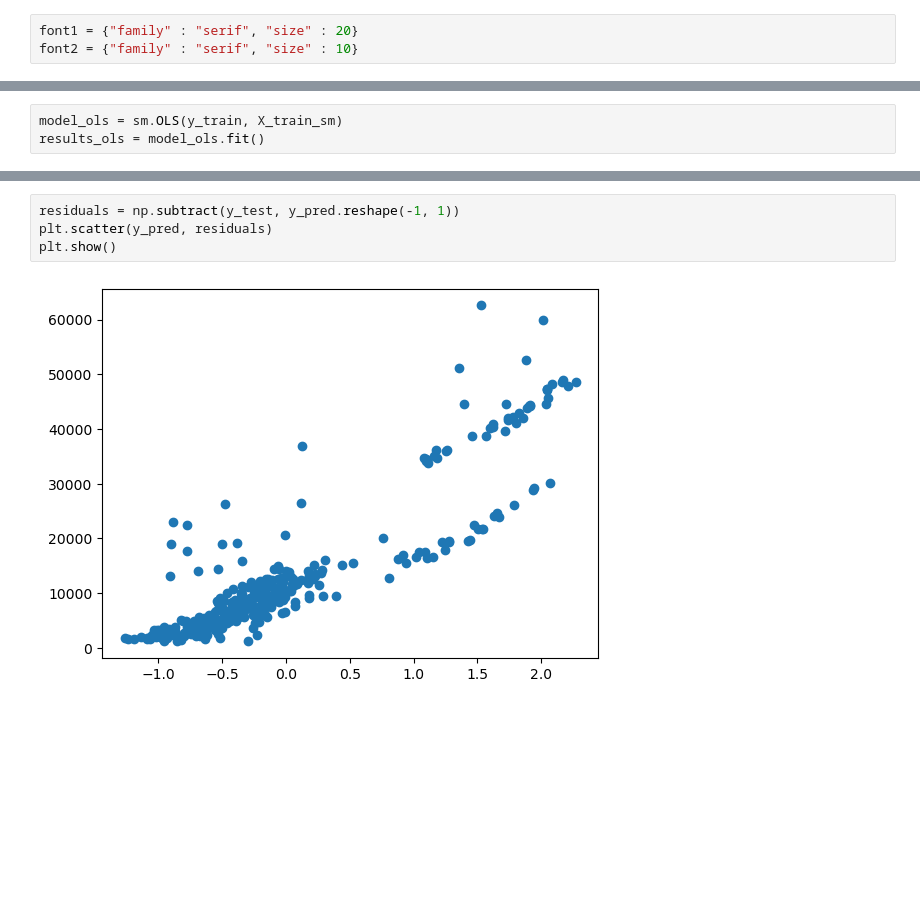
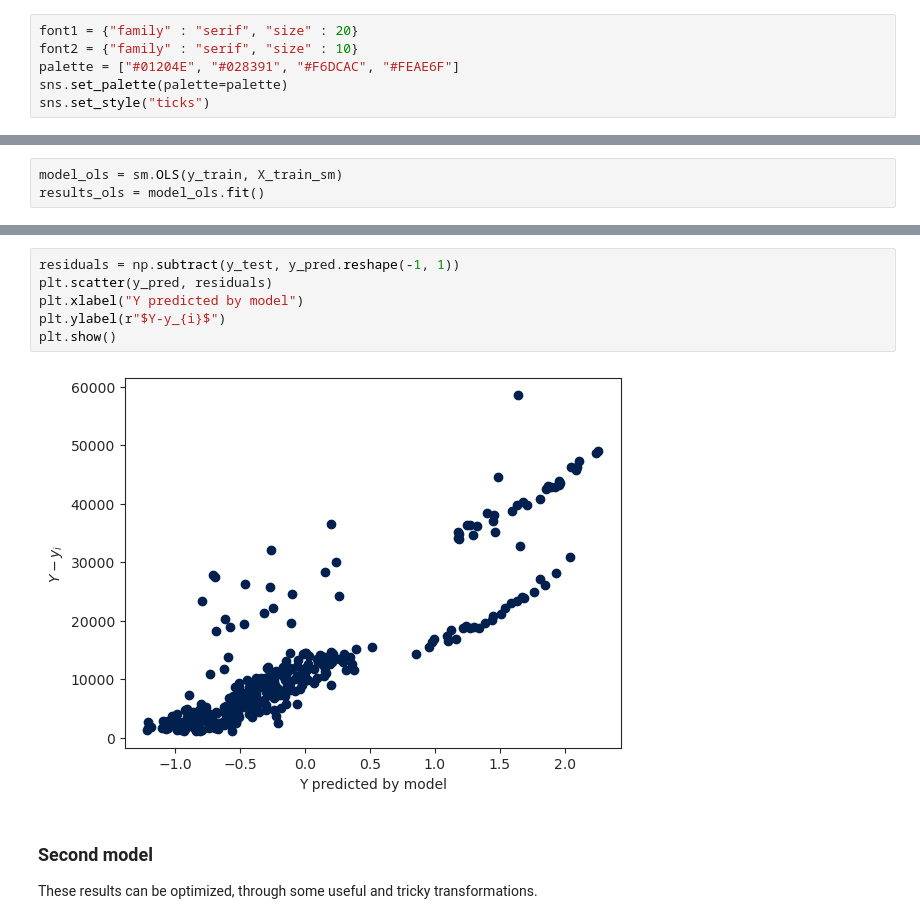
Before and after one commit to fenilenvinileno97/linear_regression, a Jupyter notebook: 3-practice.ipynb, the cells around one changed output, grey strips where cells are left out. Cells and saved outputs as stored; diff of their text form; blank space fills up the shorter version.

```diff
--- a/3-practice.ipynb
+++ b/3-practice.ipynb
@@ -103,6 +103,9 @@ Name: sex, dtype: int64
 # %%
 font1 = {"family" : "serif", "size" : 20}
 font2 = {"family" : "serif", "size" : 10}
+palette = ["#01204E", "#028391", "#F6DCAC", "#FEAE6F"]
+sns.set_palette(palette=palette)
+sns.set_style("ticks")
 # %%
 fig, axes = plt.subplots(nrows=2, ncols=2, figsize=(6,7), dpi=120, sharex=False, sharey=False)
 sns.boxplot(data=raw_df, y="age", hue="sex", showfliers=True, ax=axes.flat[0], color="#01204E")
@@ -255,6 +271,12 @@ Notes:
 # %%
 residuals = np.subtract(y_test, y_pred.reshape(-1, 1))
 plt.scatter(y_pred, residuals)
+plt.xlabel("Y predicted by model")
+plt.ylabel(r"$Y-y_{i}$")
 plt.show()
 # %% [output]
-[figure, old version]
+[figure, new version]
+# %% [markdown]
+### Second model
+
+These results can be optimized, through some useful and tricky transformations.
```
Also changed, not shown: parts of 20 cells of this notebook, 2 other files.
